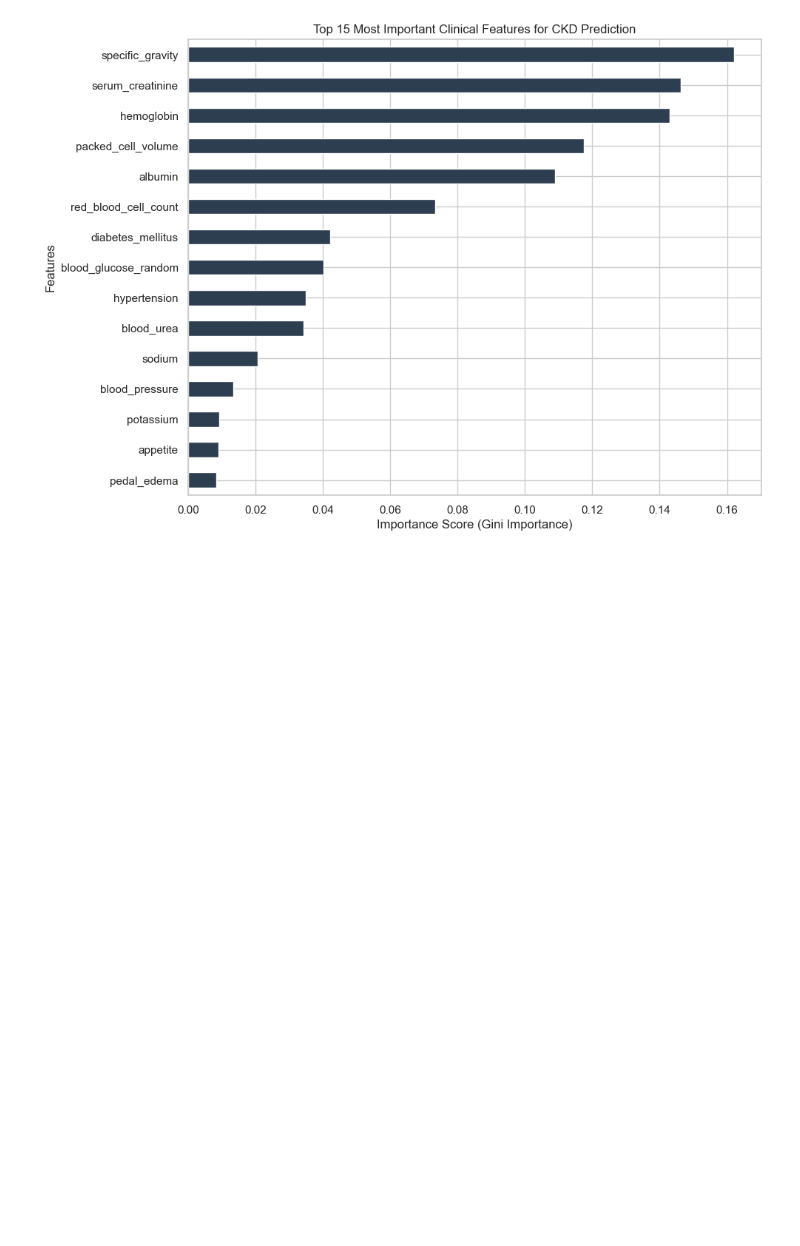
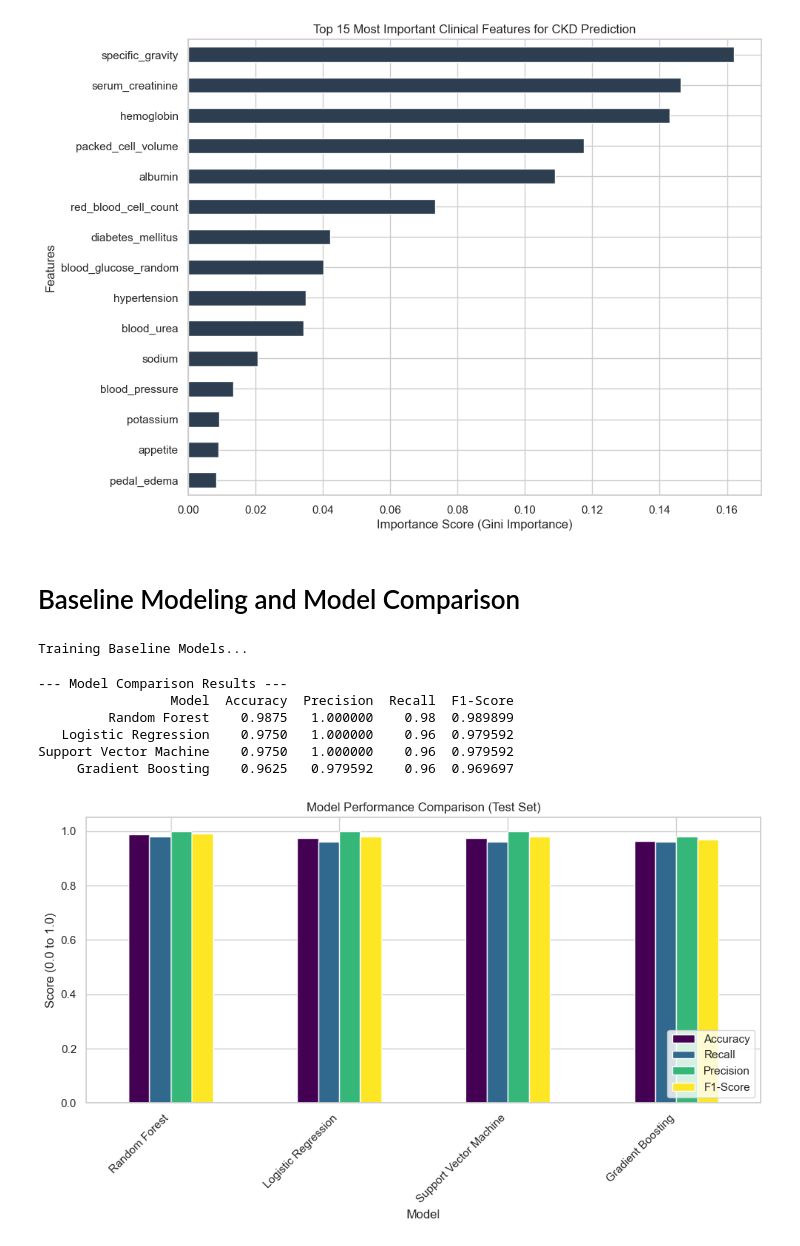
Before and after one commit to AbdullahRFA/Predictive-Modeling-of-Early-Stage-Chronic-Kidney-Disease-Using-Explainable-AI, a Jupyter notebook: Code/datasetCollection_&_EDA.ipynb, the cells around one changed output. Cells and saved outputs as stored; diff of their text form; code cells hidden in the pictures; blank space fills up the shorter version.

```diff
--- a/Code/datasetCollection_&_EDA.ipynb
+++ b/Code/datasetCollection_&_EDA.ipynb
@@ -362,3 +362,5 @@ plt.gca().invert_yaxis() # Highest importance at the top
 plt.show()
 # %% [output]
 [figure]
+# %% [markdown]
+# Baseline Modeling and Model Comparison
@@ -364,0 +373,62 @@ plt.show()
+# %%
+print("Training Baseline Models...\n")
+
+# 1. Initialize our dictionary of models
+# random_state=42 ensures the algorithms use the same internal random seed for reproducible research
+models = {
+    "Logistic Regression": LogisticRegression(random_state=42),
+    "Support Vector Machine": SVC(random_state=42),
+    "Random Forest": RandomForestClassifier(random_state=42, n_estimators=100),
+    "Gradient Boosting": GradientBoostingClassifier(random_state=42)
+}
+
+# List to store our evaluation metrics
+results = []
+# %% [output]
+Training Baseline Models...
+# %%
+# 2. Train and Evaluate each model in a loop
+for model_name, model in models.items():
+    # Train the model on the training data
+    model.fit(X_train_scaled, y_train)
+
+    # Predict on the unseen testing data
+    y_pred = model.predict(X_test_scaled)
+
+    # Calculate metrics
+    acc = accuracy_score(y_test, y_pred)
+    prec = precision_score(y_test, y_pred)
+    rec = recall_score(y_test, y_pred)
+    f1 = f1_score(y_test, y_pred)
+
+    # Append to our results list
+    results.append([model_name, acc, prec, rec, f1])
+# %%
+# 3. Create a Comparison Table
+results_df = pd.DataFrame(results, columns=["Model", "Accuracy", "Precision", "Recall", "F1-Score"])
+
+# Sort the table by Recall (most important for medical), then F1-Score
+results_df = results_df.sort_values(by=["Recall", "F1-Score"], ascending=[False, False]).reset_index(drop=True)
+
+print("--- Model Comparison Results ---")
+print(results_df.to_string(index=False))
+# %% [output]
+--- Model Comparison Results ---
+                 Model  Accuracy  Precision  Recall  F1-Score
+         Random Forest    0.9875   1.000000    0.98  0.989899
+   Logistic Regression    0.9750   1.000000    0.96  0.979592
+Support Vector Machine    0.9750   1.000000    0.96  0.979592
+     Gradient Boosting    0.9625   0.979592    0.96  0.969697
+# %%
+# 4. Visualizing the Comparison
+plt.figure(figsize=(10, 6))
+# Using pandas built-in plotting for a quick grouped bar chart
+results_df.set_index("Model")[["Accuracy","Recall", "Precision", "F1-Score"]].plot(kind='bar', colormap='viridis', ax=plt.gca())
+plt.title("Model Performance Comparison (Test Set)")
+plt.ylabel("Score (0.0 to 1.0)")
+plt.xticks(rotation=45, ha='right')
+plt.legend(loc='lower right')
+plt.tight_layout()
+plt.show()
+# %% [output]
+[figure, added]
```
Also changed, not shown: parts of 14 cells of this notebook.
